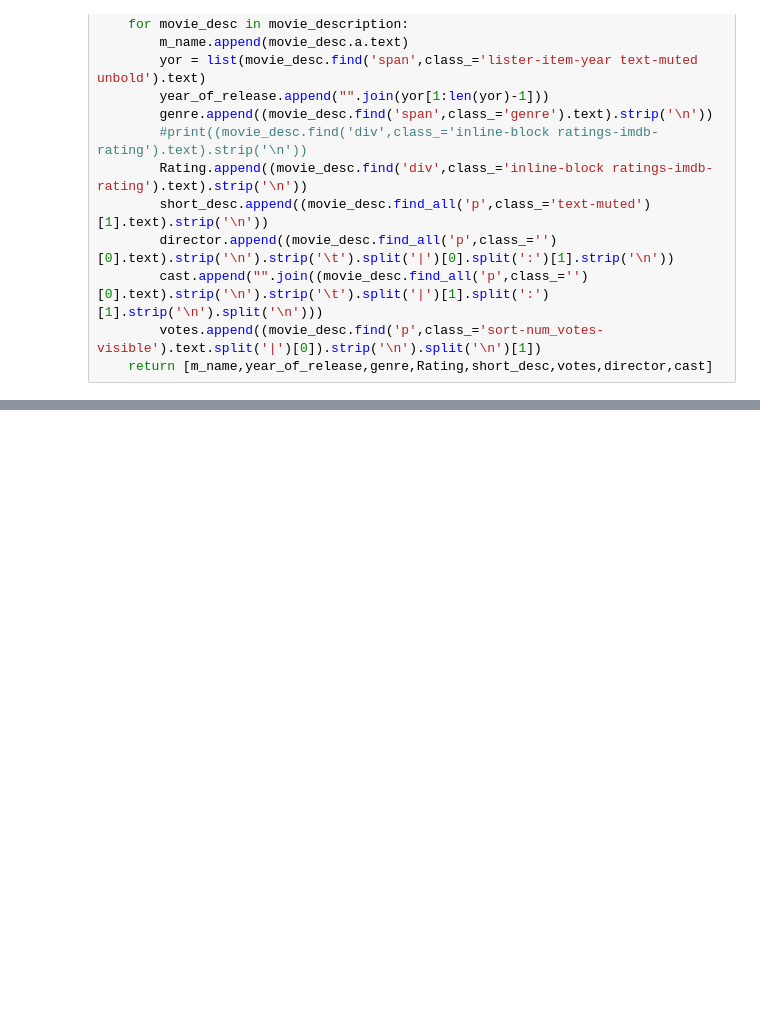
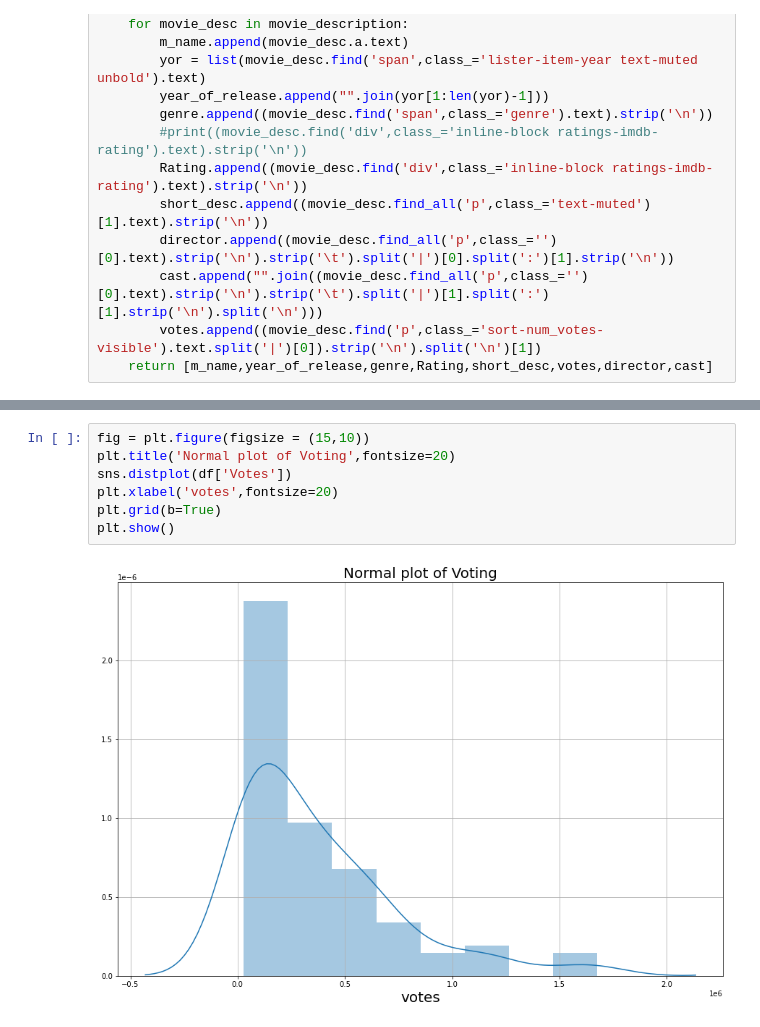
Before and after one commit to GuptAmit725/Strive_Bootcamp_2021, a Jupyter notebook: B1/D1/IMDB_movie_Scrapping.ipynb, the cells around one changed output, grey strips where cells are left out. Saved outputs shown, nothing was run; the diff lists cells and outputs as text; blank space fills up the shorter version.

```diff
--- a/B1/D1/IMDB_movie_Scrapping.ipynb
+++ b/B1/D1/IMDB_movie_Scrapping.ipynb
@@ -89,0 +126,9 @@ df.head()
+# %%
+fig = plt.figure(figsize = (15,10))
+plt.title('Normal plot of Voting',fontsize=20)
+sns.distplot(df['Votes'])
+plt.xlabel('votes',fontsize=20)
+plt.grid(b=True)
+plt.show()
+# %% [output]
+[figure, added]
```
Also changed, not shown: parts of 10 cells of this notebook, 1 other file.
